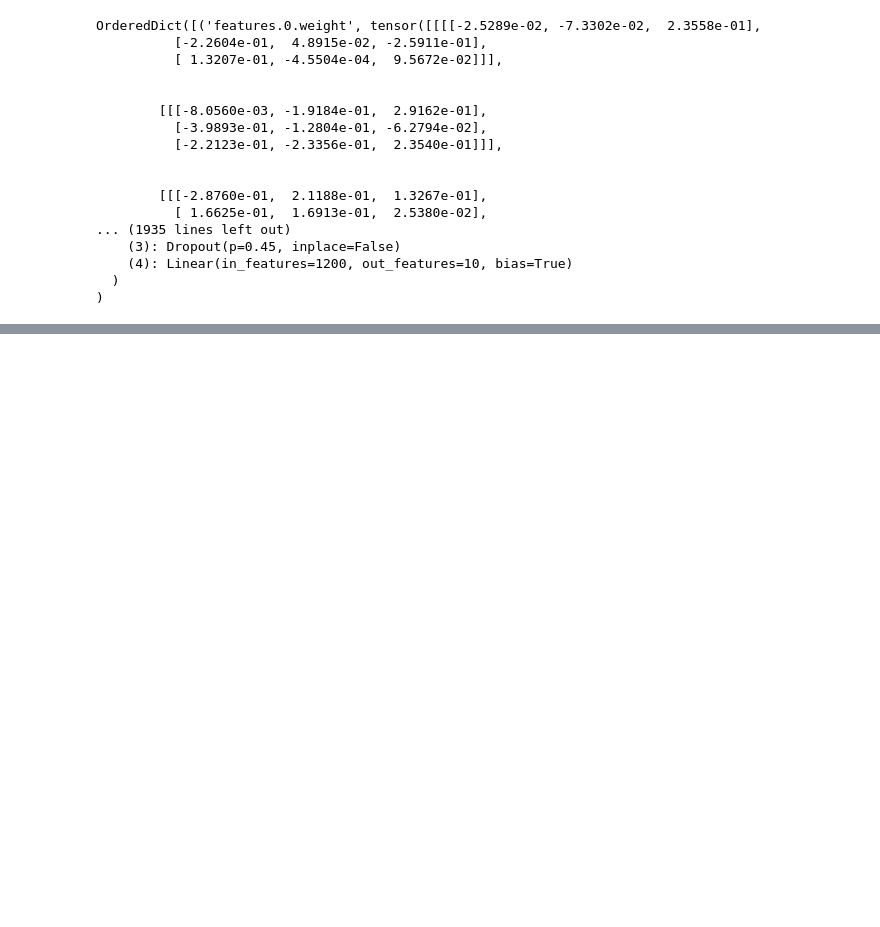
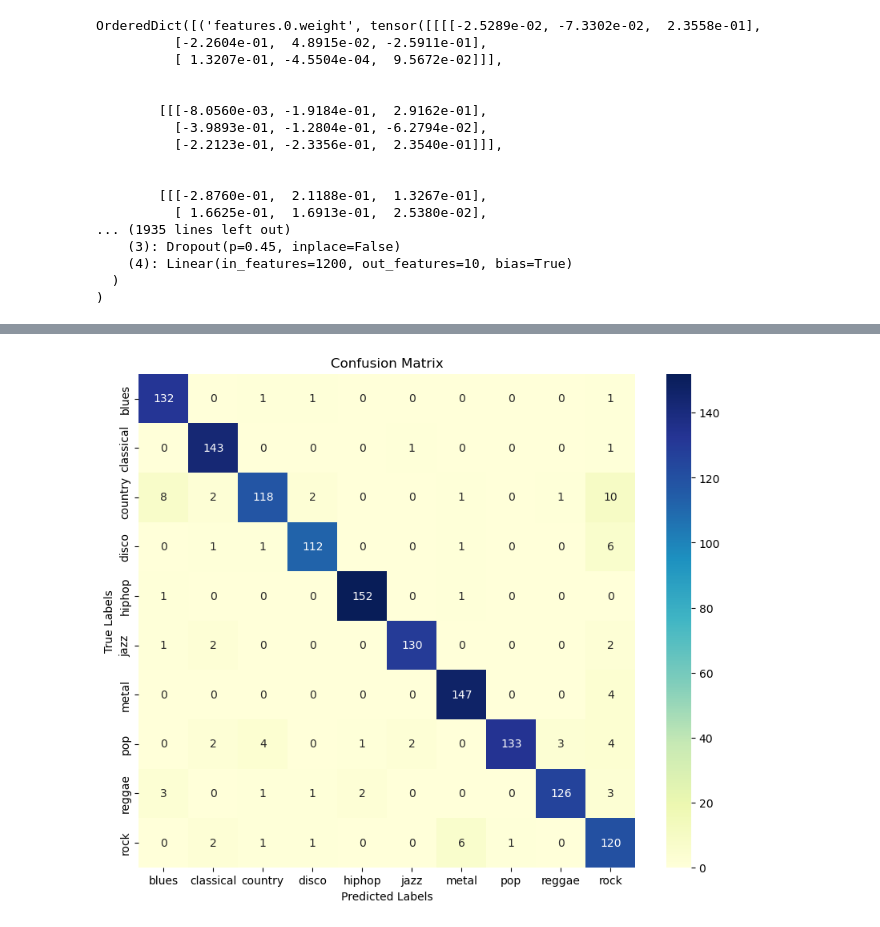
Before and after one commit to thiernohgradiagram/csc_461_fp, a Jupyter notebook: notebooks/_07_cnn.ipynb, the cells around one changed output, grey strips where cells are left out. Saved outputs shown, nothing was run; the diff lists cells and outputs as text; code cells hidden in the pictures; blank space fills up the shorter version.

```diff
--- a/notebooks/_07_cnn.ipynb
+++ b/notebooks/_07_cnn.ipynb
@@ -360,0 +409,18 @@ OrderedDict([('features.0.weight', tensor([[[[-2.5289e-02, -7.3302e-02,  2.3558e
+# %%
+import seaborn as sns
+import matplotlib.pyplot as plt
+
+plt.figure(figsize=(10, 8))
+sns.heatmap(conf_matrix, annot=True, cmap="YlGnBu", fmt='d', xticklabels=[
+    'blues', 'classical', 'country', 'disco', 'hiphop',
+    'jazz', 'metal', 'pop', 'reggae', 'rock'
+], yticklabels=[
+    'blues', 'classical', 'country', 'disco', 'hiphop',
+    'jazz', 'metal', 'pop', 'reggae', 'rock'
+])
+plt.xlabel("Predicted Labels")
+plt.ylabel("True Labels")
+plt.title("Confusion Matrix")
+plt.show()
+# %% [output]
+[figure, added]
```
Also changed, not shown: parts of 1 cell of this notebook, 1 other file.
